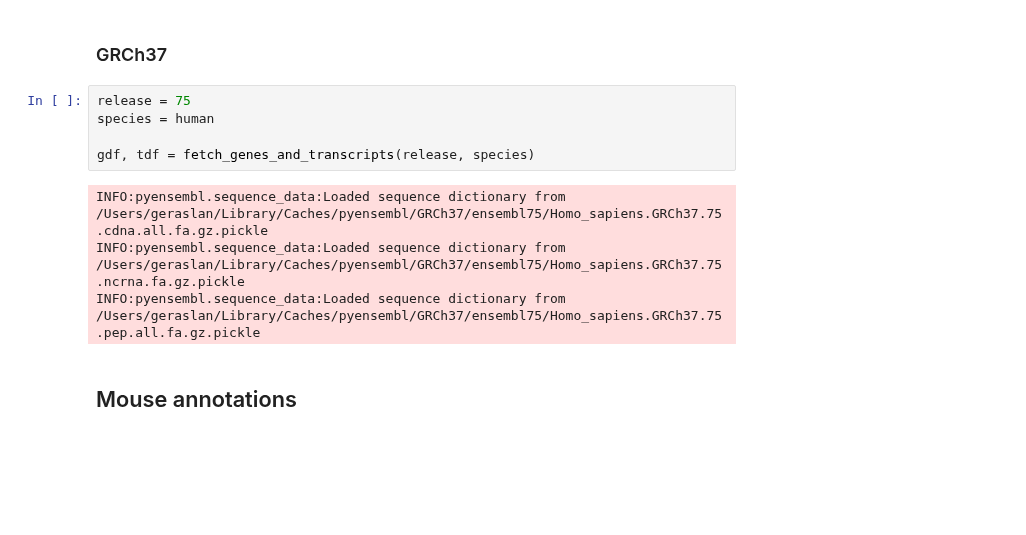
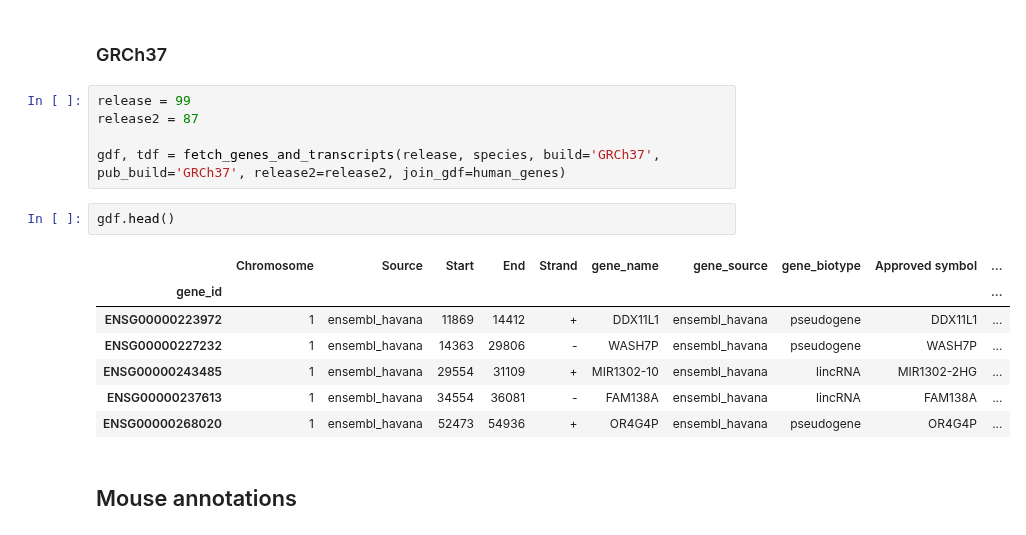
Before and after one commit to gokceneraslan/pyannotables, a Jupyter notebook: build.ipynb, the cells around one changed output. Drawn from its saved outputs; the diff is of its cells as text; blank space fills up the shorter version.

```diff
--- a/build.ipynb
+++ b/build.ipynb
@@ -125,14 +123,20 @@ INFO:pyensembl.sequence_data:Loaded sequence dictionary from /Users/geraslan/Lib
 # %% [markdown]
 ### GRCh37
 # %%
-release = 75
-species = human
+release = 99
+release2 = 87
 
-gdf, tdf = fetch_genes_and_transcripts(release, species)
+gdf, tdf = fetch_genes_and_transcripts(release, species, build='GRCh37', pub_build='GRCh37', release2=release2, join_gdf=human_genes)
-# %% [output]
-INFO:pyensembl.sequence_data:Loaded sequence dictionary from /Users/geraslan/Library/Caches/pyensembl/GRCh37/ensembl75/Homo_sapiens.GRCh37.75.cdna.all.fa.gz.pickle
-INFO:pyensembl.sequence_data:Loaded sequence dictionary from /Users/geraslan/Library/Caches/pyensembl/GRCh37/ensembl75/Homo_sapiens.GRCh37.75.ncrna.fa.gz.pickle
-INFO:pyensembl.sequence_data:Loaded sequence dictionary from /Users/geraslan/Library/Caches/pyensembl/GRCh37/ensembl75/Homo_sapiens.GRCh37.75.pep.all.fa.gz.pickle
+# %%
+gdf.head()
+# %% [output]
+|  | Chromosome | Source | Start | End | Strand | gene_name | gene_source | gene_biotype | Approved symbol | ... |
+| gene_id |  |  |  |  |  |  |  |  |  | ... |
+| ENSG00000223972 | 1 | ensembl_havana | 11869 | 14412 | + | DDX11L1 | ensembl_havana | pseudogene | DDX11L1 | ... |
+| ENSG00000227232 | 1 | ensembl_havana | 14363 | 29806 | - | WASH7P | ensembl_havana | pseudogene | WASH7P | ... |
+| ENSG00000243485 | 1 | ensembl_havana | 29554 | 31109 | + | MIR1302-10 | ensembl_havana | lincRNA | MIR1302-2HG | ... |
+| ENSG00000237613 | 1 | ensembl_havana | 34554 | 36081 | - | FAM138A | ensembl_havana | lincRNA | FAM138A | ... |
+| ENSG00000268020 | 1 | ensembl_havana | 52473 | 54936 | + | OR4G4P | ensembl_havana | pseudogene | OR4G4P | ... |
 # %% [markdown]
 ## Mouse annotations
 # %% [markdown]
```
Also changed, not shown: parts of 8 cells of this notebook, 11 other files.
